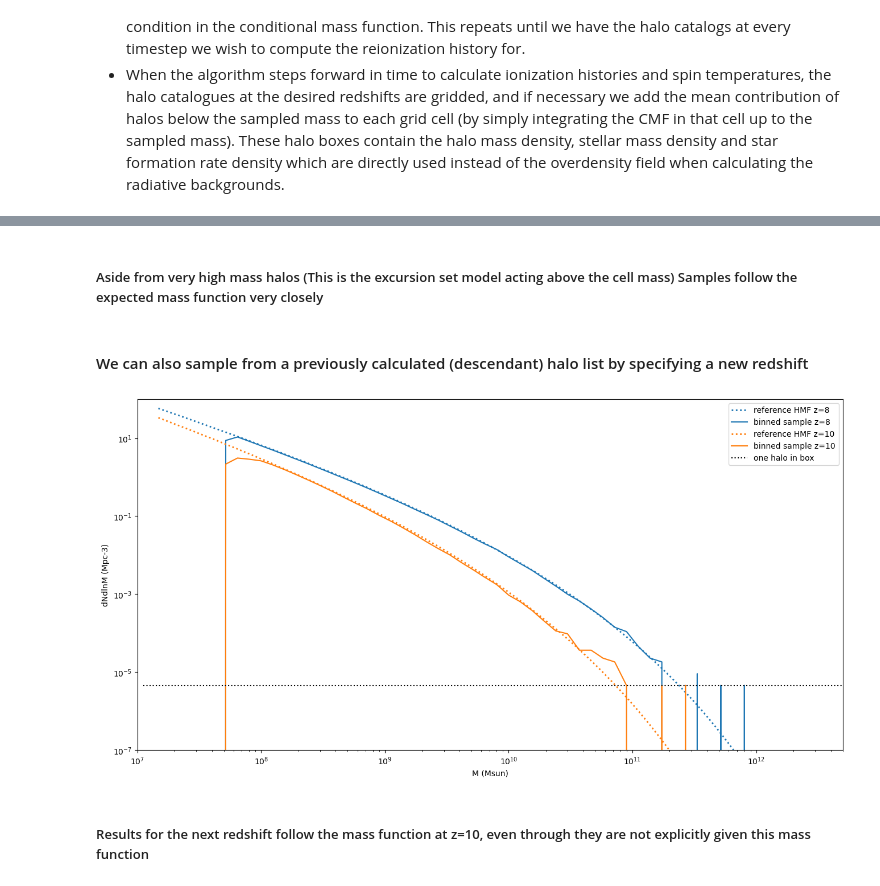
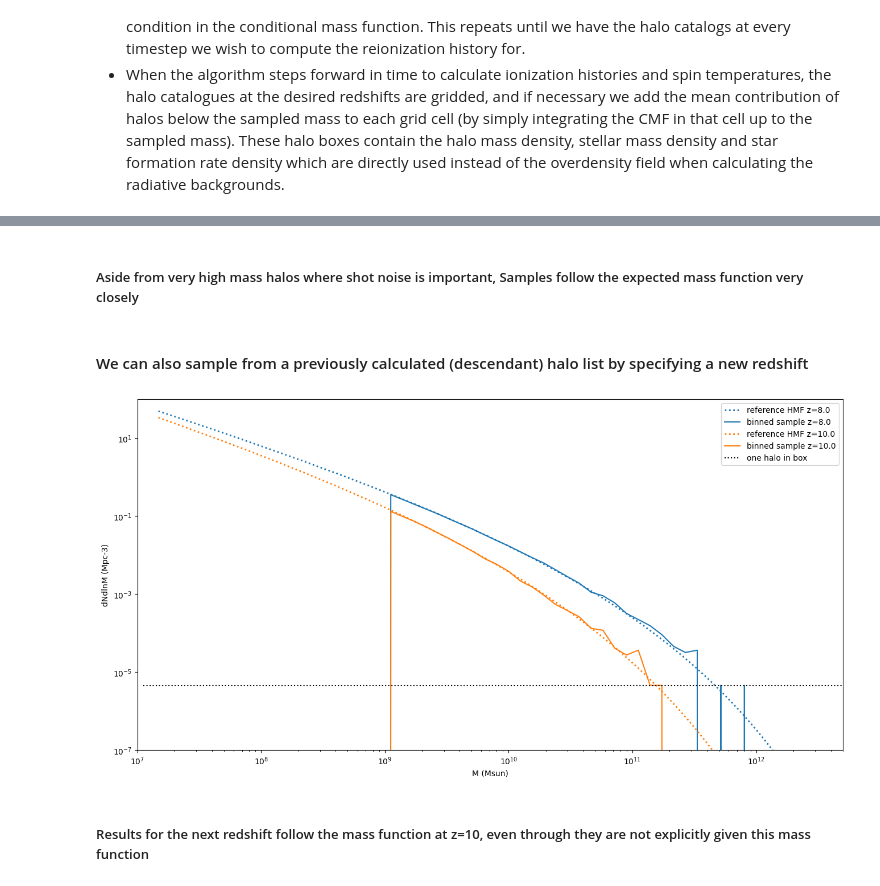
Before and after one commit to 21cmfast/21cmFAST, a Jupyter notebook: docs/tutorials/halosampler.ipynb, the cells around one changed output, grey strips where cells are left out. Saved outputs shown, nothing was run; the diff lists cells and outputs as text; code cells hidden in the pictures.

```diff
--- a/docs/tutorials/halosampler.ipynb
+++ b/docs/tutorials/halosampler.ipynb
@@ -82,8 +73,8 @@ mf_pkg_ps2 = MassFunction(
 )
 # %%
 # create the initial conditions
-init_box = p21c.initial_conditions(
-    matter_params=matter_params, cosmo_params=cosmo_params, random_seed=random_seed
+init_box = p21c.compute_initial_conditions(
+    inputs=inputs,
 )
 # %% [markdown]
 #### First, Run a single halo catalogue from the density grid and plot the resulting binned mass function
@@ -100,11 +82,17 @@ halolist_init = p21c.determine_halo_list(
+# %%
+halolist_init = p21c.determine_halo_list(
+    redshift=inputs.node_redshifts[-1],
+    initial_conditions=init_box,
+    inputs=inputs
+)
 # %%
 # get the mass function
-masses = halolist_init.halo_masses
+masses = halolist_init.get('halo_masses')
 hist, _ = np.histogram(masses, edges)
 mf = hist / volume / dlnm
 plt.loglog(
-    mf_pkg_ps.m / little_h,
-    mf_pkg_ps.dndlnm * (little_h**3),
+    mf_pkg_st.m / little_h,
+    mf_pkg_st.dndlnm * (little_h**3),
     color="C0",
     linewidth=2,
     linestyle=":",
@@ -113,7 +101,7 @@ plt.loglog(
 plt.loglog(centres, mf, color="C0", label="binned sample")
 plt.loglog(centres, 1 / volume / dlnm, "k:", label="one halo in box")
 
-plt.xlim([1e7, 5e12])
+plt.xlim([1e9, 5e12])
 plt.ylim([1e-7, 1e2])
 plt.ylabel("dNdlnM (Mpc-3)")
 plt.xlabel("M (Msun)")
@@ -144,44 +112,46 @@ findfont: Font family ['DejaVu Sans Display'] not found. Falling back to DejaVu
 # %% [markdown]
-##### Aside from very high mass halos (This is the excursion set model acting above the cell mass) Samples follow the expected mass function very closely
+##### Aside from very high mass halos where shot noise is important, Samples follow the expected mass function very closely
 # %% [markdown]
 #### We can also sample from a previously calculated (descendant) halo list by specifying a new redshift
 # %%
 halolist_next = p21c.determine_halo_list(
-    redshift=redshift_update, init_boxes=init_box, halos_desc=halolist_init
+    redshift=inputs.node_redshifts[-2],
+    initial_conditions=init_box,
+    descendant_halos=halolist_init
 )
 # get the mass function
-masses = halolist_next.halo_masses
+masses = halolist_next.get('halo_masses')
 hist, _ = np.histogram(masses, edges)
 mf2 = hist / volume / dlnm
 plt.loglog(
-    mf_pkg_ps.m / little_h,
-    mf_pkg_ps.dndlnm * (little_h**3),
+    mf_pkg_st.m / little_h,
+    mf_pkg_st.dndlnm * (little_h**3),
     color="C0",
     linewidth=2,
     linestyle=":",
-    label=f"reference HMF z={redshift}",
+    label=f"reference HMF z={halolist_init.redshift}",
 )
-plt.loglog(centres, mf, color="C0", label=f"binned sample z={redshift}")
+plt.loglog(centres, mf, color="C0", label=f"binned sample z={halolist_init.redshift}")
 
 plt.loglog(
-    mf_pkg_ps2.m / little_h,
-    mf_pkg_ps2.dndlnm * (little_h**3),
+    mf_pkg_st2.m / little_h,
+    mf_pkg_st2.dndlnm * (little_h**3),
     color="C1",
     linewidth=2,
     linestyle=":",
-    label=f"reference HMF z={redshift_update}",
+    label=f"reference HMF z={halolist_next.redshift}",
 )
-plt.loglog(centres, mf2, color="C1", label=f"binned sample z={redshift_update}")
+plt.loglog(centres, mf2, color="C1", label=f"binned sample z={halolist_next.redshift}")
 plt.loglog(centres, 1 / volume / dlnm, "k:", label="one halo in box")
 
 plt.xlim([1e7, 5e12])
 plt.ylim([1e-7, 1e2])
 plt.ylabel("dNdlnM (Mpc-3)")
 plt.xlabel("M (Msun)")
 plt.legend()
 plt.show()
 # %% [output]
-[figure, old version]
+[figure, new version]
 # %% [markdown]
 ##### Results for the next redshift follow the mass function at z=10, even through they are not explicitly given this mass function
 # %% [markdown]
```
Also changed, not shown: parts of 20 cells of this notebook, 14 other files.
